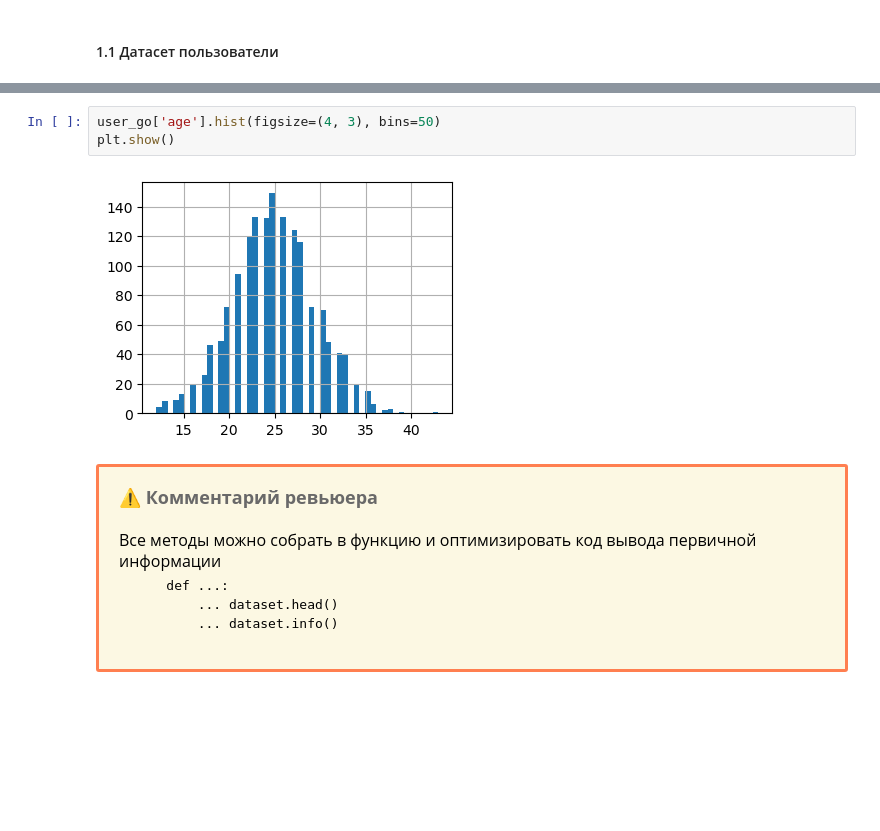
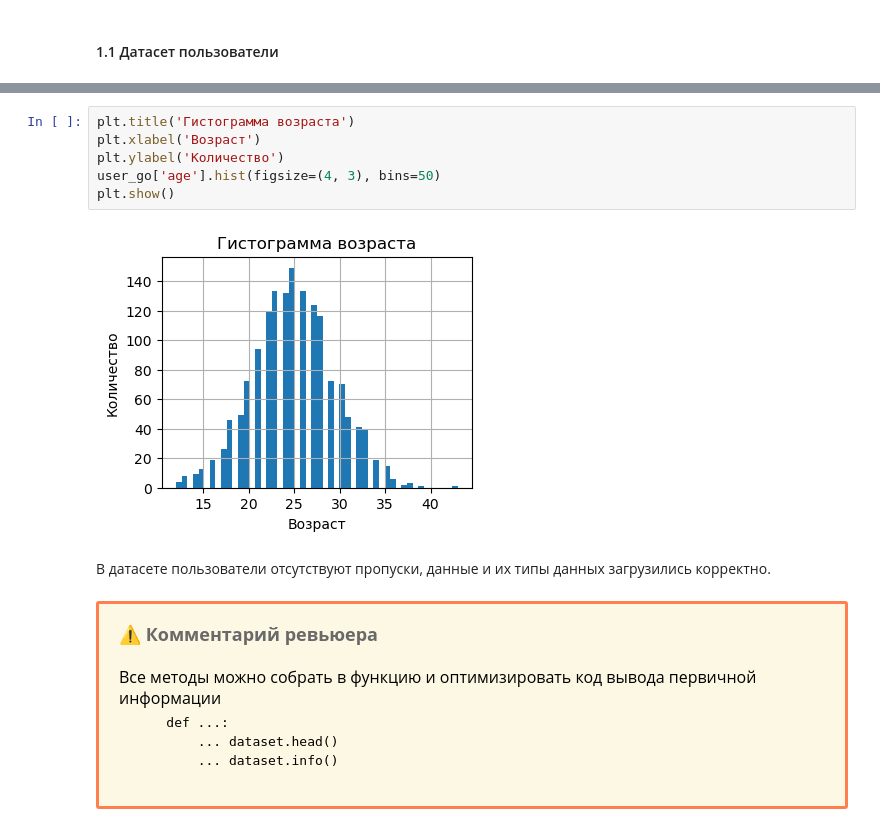
Before and after one commit to serguntsov/scooter, a Jupyter notebook: notebook.ipynb, the cells around one changed output, grey strips where cells are left out. Drawn from its saved outputs; the diff is of its cells as text; blank space fills up the shorter version.

```diff
--- a/notebook.ipynb
+++ b/notebook.ipynb
@@ -206,8 +205,13 @@ dtype: float64
 # %%
+plt.title('Гистограмма возраста')
+plt.xlabel('Возраст')
+plt.ylabel('Количество')
 user_go['age'].hist(figsize=(4, 3), bins=50)
 plt.show()
 # %% [output]
-[figure, old version]
+[figure, new version]
+# %% [markdown]
+В датасете пользователи отсутствуют пропуски, данные и их типы данных загрузились корректно.
 # %% [markdown]
 <div class="alert alert-warning", style="border:solid coral 3px; padding: 20px">
 <font size="4", color = "DimGrey"><b>⚠️ Комментарий ревьюера</b></font>
```
Also changed, not shown: parts of 21 cells of this notebook, 1 other file.
